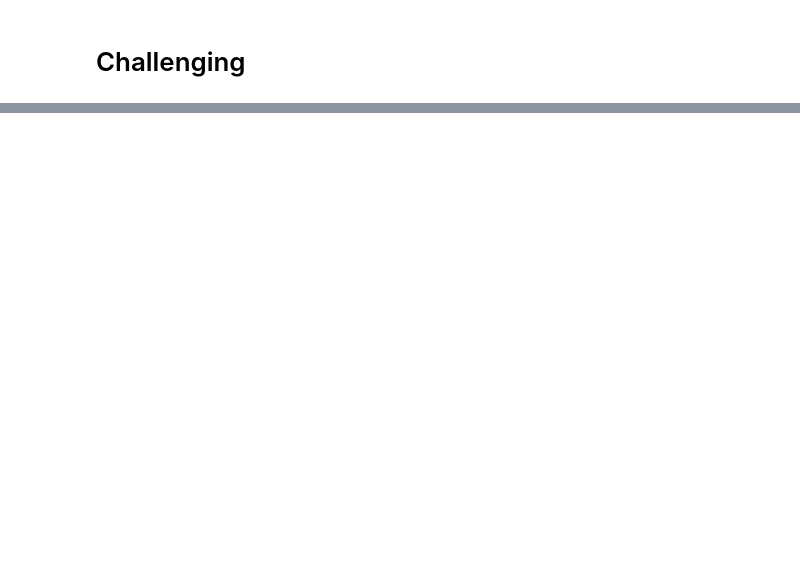
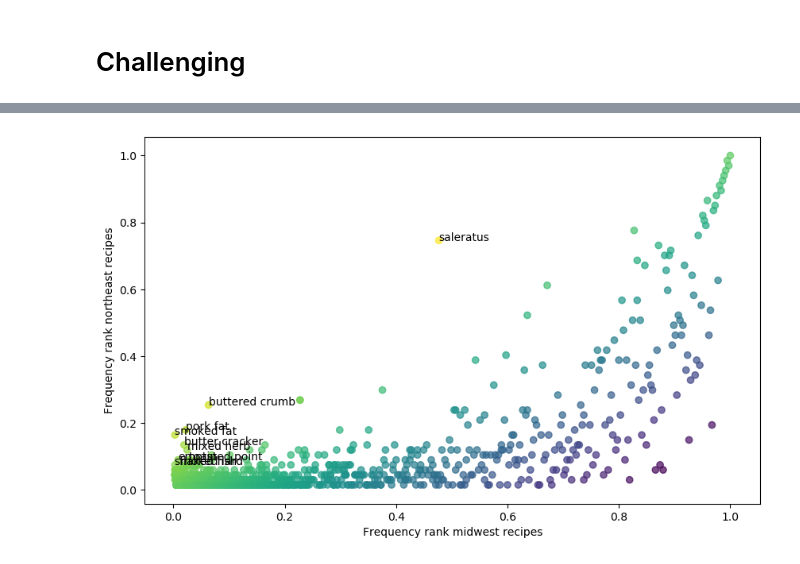
Before and after one commit to Emmayhh/01_exercises, a Jupyter notebook: 01_exercises.ipynb, the cells around one changed output, grey strips where cells are left out. Saved outputs shown, nothing was run; the diff lists cells and outputs as text; code cells hidden in the pictures; blank space fills up the shorter version.

```diff
--- a/01_exercises.ipynb
+++ b/01_exercises.ipynb
@@ -500,0 +445,36 @@ ValueError: x and y must be the same size
+# %%
+from scipy.stats import chi2_contingency
+# step 1: add a new column indicating for each recipe whether
+#         we have information about its ethnic group
+df['northeast'] = df['region'] == 'northeast'
+df['midwest'] = df['region'] == 'northeast'
+
+# step 2: construct frequency rankings for creole' and jewish recipes
+counts = df.groupby('northeast')['ingredients'].apply(
+    ';'.join).str.split(';').apply(pd.Series.value_counts).fillna(0)
+counts = df.groupby('midwest')['ingredients'].apply(
+    ';'.join).str.split(';').apply(pd.Series.value_counts).fillna(0)
+
+northeast_counts = counts.iloc[1].rank(method='dense', pct=True)
+midwest_counts = counts.iloc[0].rank(method='dense', pct=True)
+
+# step 3: merge the creole and jewish data frames
+rankings = pd.DataFrame({'northeast': northeast_counts, 'midwest': midwest_counts})
+
+# step 4: compute the keyness of ingredients in creole
+#         as the difference in frequency ranks
+keyness = (rankings['northeast'] - rankings['midwest']).sort_values(ascending=False)
+
+# step 5: produce the plot
+fig = plt.figure(figsize=(10, 6))
+plt.scatter(rankings['midwest'], rankings['northeast'],
+            c=rankings['northeast'] - rankings['midwest'],
+            alpha=0.7)
+
+for i, row in rankings.loc[keyness.head(10).index].iterrows():
+    plt.annotate(i, xy=(row['midwest'], row['northeast']))
+
+plt.xlabel("Frequency rank midwest recipes")
+plt.ylabel("Frequency rank northeast recipes");
+# %% [output]
+[figure, added]
```
Also changed, not shown: parts of 38 cells of this notebook.
